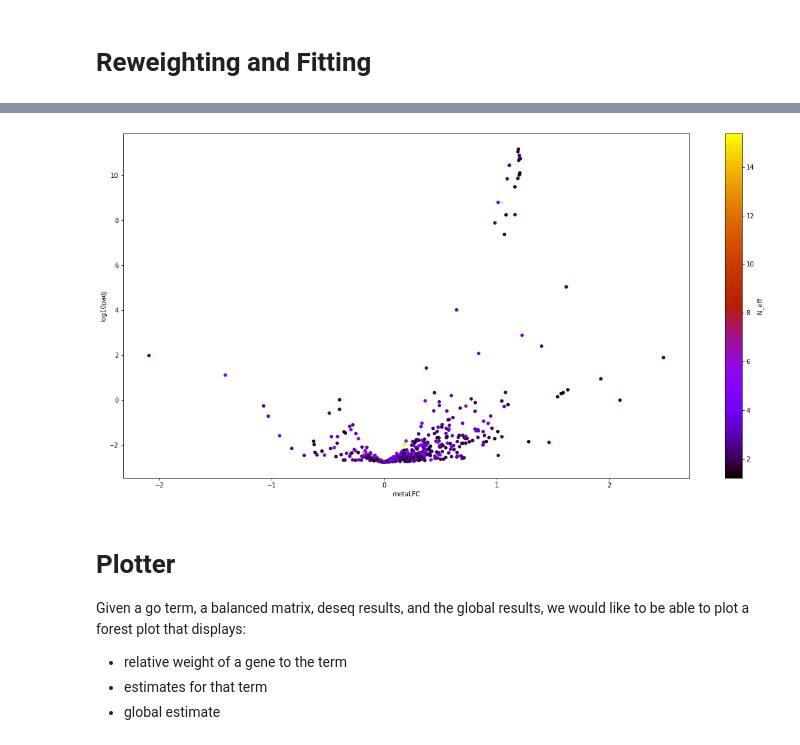
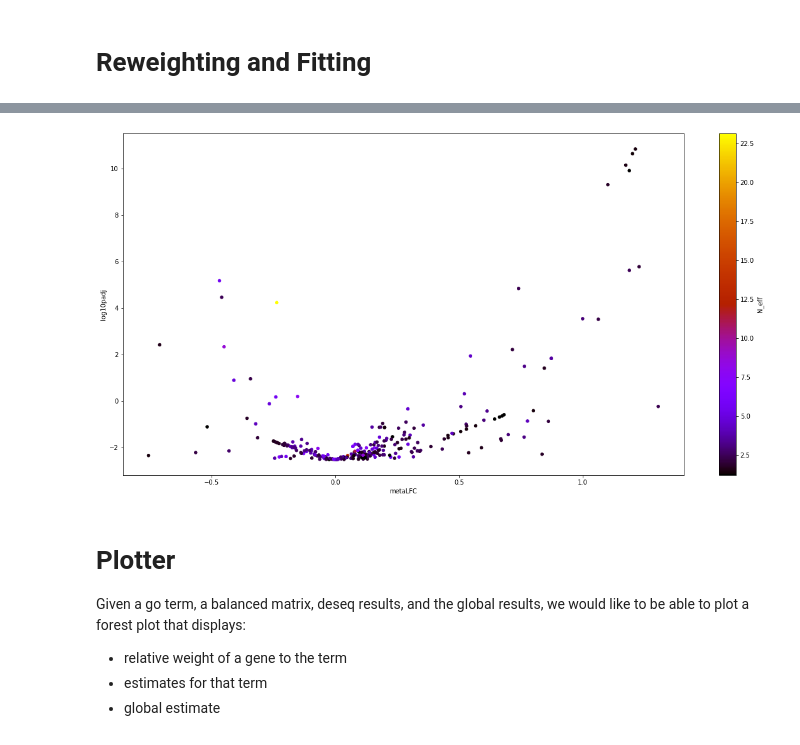
Before and after one commit to jhaberbe/meta-estimators-go-term-enrichment, a Jupyter notebook: notebook/creating-classes.ipynb, the cells around one changed output, grey strips where cells are left out. Saved outputs shown, nothing was run; the diff lists cells and outputs as text; code cells hidden in the pictures.

```diff
--- a/notebook/creating-classes.ipynb
+++ b/notebook/creating-classes.ipynb
@@ -43,7 +44,7 @@ class GeneOntologyLibraries:
         # Fill the assignment matrix
         return pd.DataFrame({k: {f: 1 for f in v} for k, v in library.items()}).fillna(0)
 # %%
-go_terms = GeneOntologyLibraries().pull_assignment_matrix("GO_Molecular_Function_2025")
+go_terms = GeneOntologyLibraries().pull_assignment_matrix("KEGG_2021_Human")
 # %% [markdown]
 # Reweighting via IPF
 # %%
@@ -168,6 +169,6 @@ gene_ontology_results = GeneOntologyDifferentialResults.meta_estimates(deseq_res
 # %%
 gene_ontology_results = GeneOntologyDifferentialResults.meta_estimates(deseq_results, balanced_matrix)
 gene_ontology_results.query("top1_contribution < 0.9").plot.scatter(x="metaLFC", y="log10padj", c="N_eff", figsize=(20, 10), cmap="gnuplot")
-gene_ontology_results.sort_values(by="padj").query("pval < 0.05 and n_terms > 1").query("top5_contribution < 0.95")
+gene_ontology_results.sort_values(by="padj").query("padj < 0.05 and n_terms > 1").query("top5_contribution < 0.95")
 # %% [output]
 |  | n_terms | metaLFC | metaSE | lower_ci | upper_ci | weight | pval | padj | log10p | log10padj | ... |
@@ -190,4 +181,4 @@ gene_ontology_results.sort_values(by="padj").query("pval < 0.05 and n_terms > 1"
-[figure, old version]
+[figure, new version]
 # %% [markdown]
 # Plotter
 
```
Also changed, not shown: parts of 5 cells of this notebook, 9 other files.
